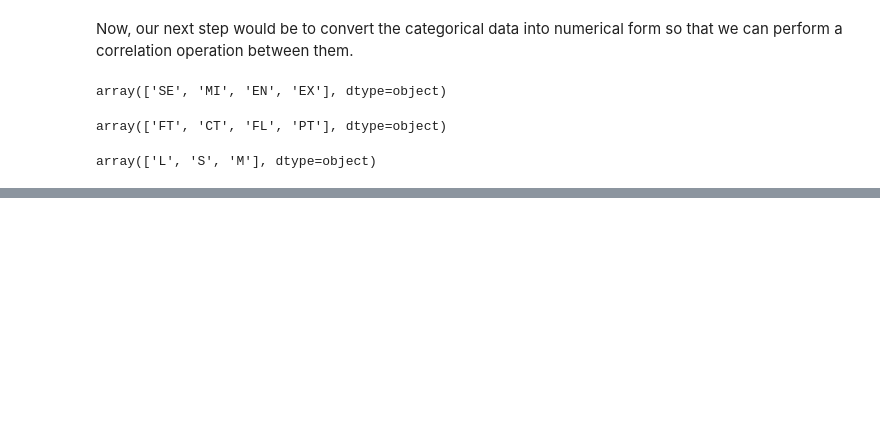
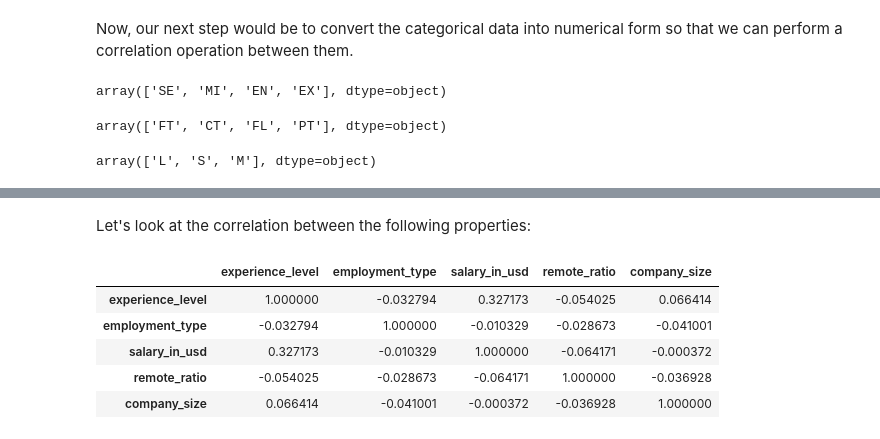
Before and after one commit to joshiayush/ai, a Jupyter notebook: ai/projects/data-science/salary-predictor/ipynb/ds_salaries_analysis.ipynb, the cells around one changed output, grey strips where cells are left out. Cells and saved outputs as stored; diff of their text form; code cells hidden in the pictures; blank space fills up the shorter version.

```diff
--- a/ai/projects/data-science/salary-predictor/ipynb/ds_salaries_analysis.ipynb
+++ b/ai/projects/data-science/salary-predictor/ipynb/ds_salaries_analysis.ipynb
@@ -314,0 +285,12 @@ Now using heatmaps to visualize the correlation between numerical vairables.
+# %% [markdown]
+Let's look at the correlation between the following properties:
+# %%
+df[['experience_level', 'employment_type', 'salary_in_usd', 'remote_ratio',
+    'company_size']].corr()
+# %% [output]
+|  | experience_level | employment_type | salary_in_usd | remote_ratio | company_size |
+| experience_level | 1.000000 | -0.032794 | 0.327173 | -0.054025 | 0.066414 |
+| employment_type | -0.032794 | 1.000000 | -0.010329 | -0.028673 | -0.041001 |
+| salary_in_usd | 0.327173 | -0.010329 | 1.000000 | -0.064171 | -0.000372 |
+| remote_ratio | -0.054025 | -0.028673 | -0.064171 | 1.000000 | -0.036928 |
+| company_size | 0.066414 | -0.041001 | -0.000372 | -0.036928 | 1.000000 |
```
Also changed, not shown: parts of 13 cells of this notebook, 1 other file.
